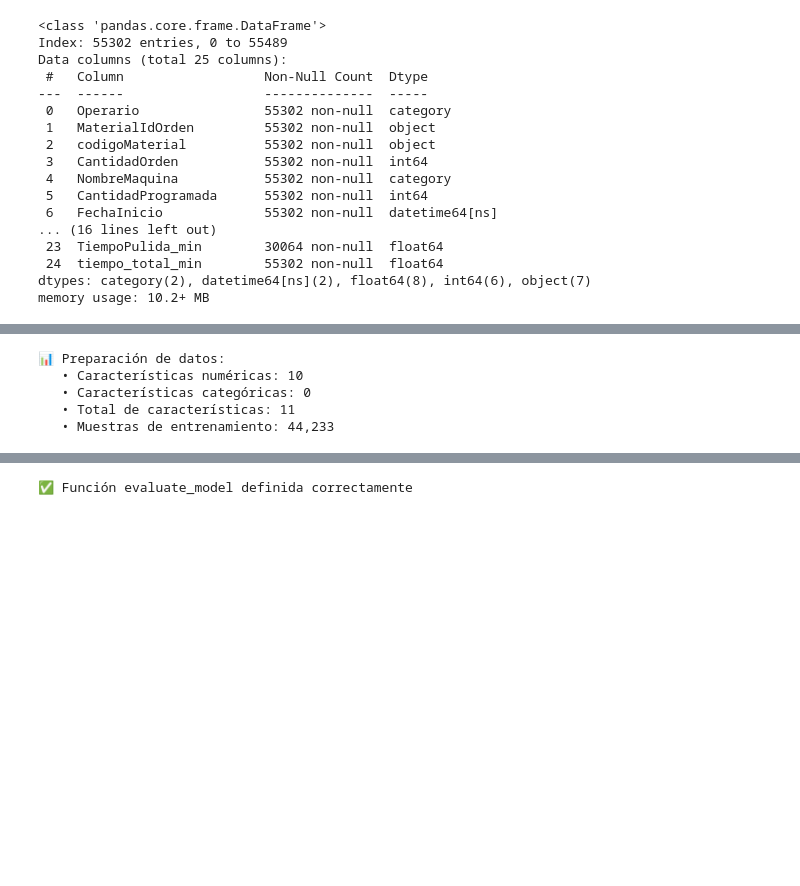
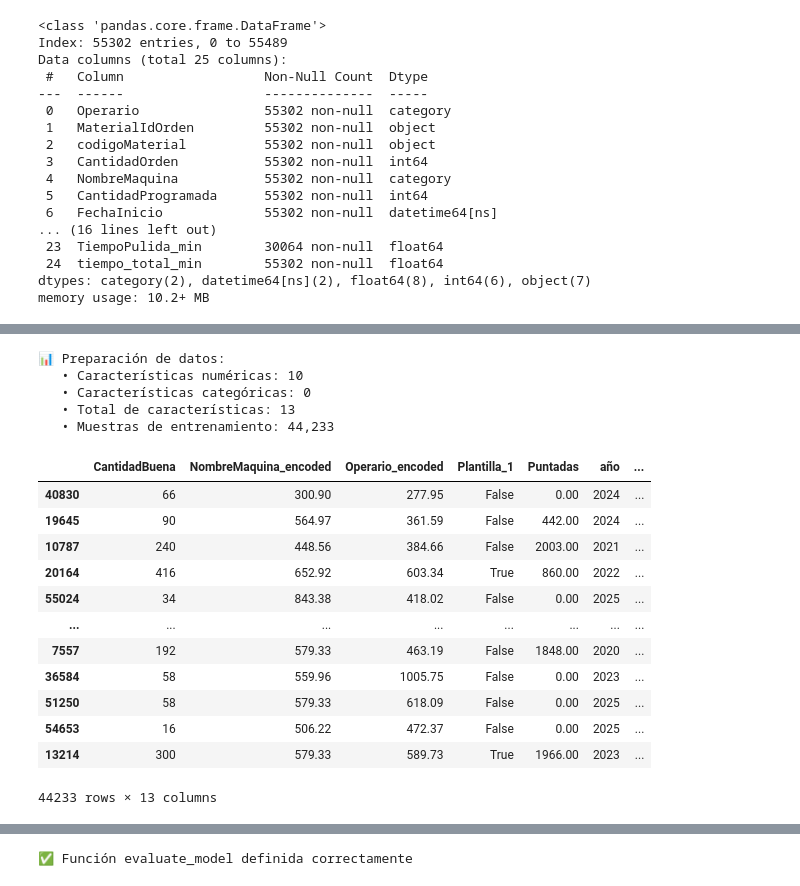
Before and after one commit to Henao13/Data-SciencePI, a Jupyter notebook: eda_incial (1).ipynb, the cells around one changed output, grey strips where cells are left out. Cells and saved outputs as stored; diff of their text form; code cells hidden in the pictures; blank space fills up the shorter version.

```diff
--- a/eda_incial (1).ipynb
+++ b/eda_incial (1).ipynb
@@ -1789,22 +1873,37 @@ print(f"   • X_train shape: {X_train.shape}, X_test shape: {X_test.shape}")
 # %%
 # ✅ Ya no tiene tiempo_total_min (se separó en celda 53)
 prod_labels = y_train.copy()
 prod_prepared = X_train.copy()
 
 prod_num = prod_prepared.select_dtypes(include=[np.number])
 prod_cat = prod_prepared.select_dtypes(include=['object'])
 
 print(f"📊 Preparación de datos:")
 print(f"   • Características numéricas: {prod_num.shape[1]}")
 print(f"   • Características categóricas: {prod_cat.shape[1]}")
 print(f"   • Total de características: {prod_prepared.shape[1]}")
 print(f"   • Muestras de entrenamiento: {len(prod_prepared):,}")
+
+prod_prepared
 # %% [output]
 📊 Preparación de datos:
    • Características numéricas: 10
    • Características categóricas: 0
-   • Total de características: 11
+   • Total de características: 13
    • Muestras de entrenamiento: 44,233
+|  | CantidadBuena | NombreMaquina_encoded | Operario_encoded | Plantilla_1 | Puntadas | año | ... |
+| 40830 | 66 | 300.90 | 277.95 | False | 0.00 | 2024 | ... |
+| 19645 | 90 | 564.97 | 361.59 | False | 442.00 | 2024 | ... |
+| 10787 | 240 | 448.56 | 384.66 | False | 2003.00 | 2021 | ... |
+| 20164 | 416 | 652.92 | 603.34 | True | 860.00 | 2022 | ... |
+| 55024 | 34 | 843.38 | 418.02 | False | 0.00 | 2025 | ... |
+| ... | ... | ... | ... | ... | ... | ... | ... |
+| 7557 | 192 | 579.33 | 463.19 | False | 1848.00 | 2020 | ... |
+| 36584 | 58 | 559.96 | 1005.75 | False | 0.00 | 2023 | ... |
+| 51250 | 58 | 579.33 | 618.09 | False | 0.00 | 2025 | ... |
+| 54653 | 16 | 506.22 | 472.37 | False | 0.00 | 2025 | ... |
+| 13214 | 300 | 579.33 | 589.73 | True | 1966.00 | 2023 | ... |
+44233 rows × 13 columns
 # %%
 # ✅ Ya imputado en celda anterior, ahora solo verificamos
 print("✅ Verificación de imputación completada en celda anterior:")
```
Also changed, not shown: parts of 19 cells of this notebook, 4 other files.
